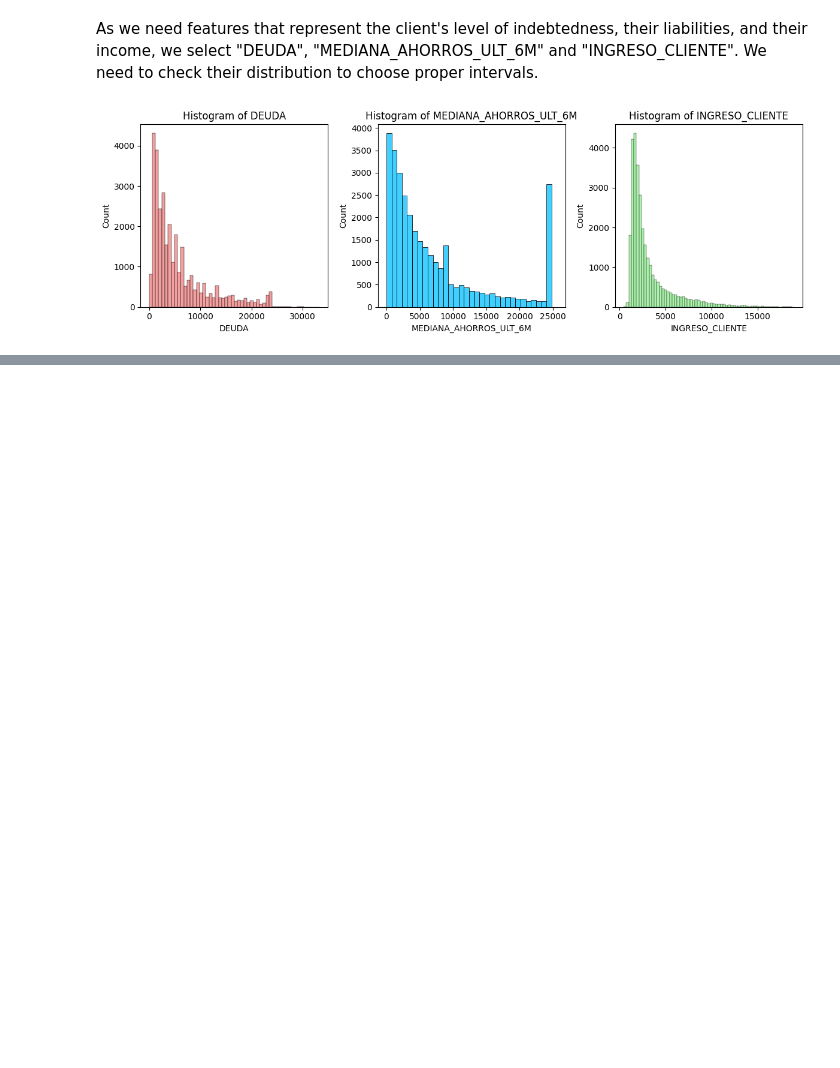
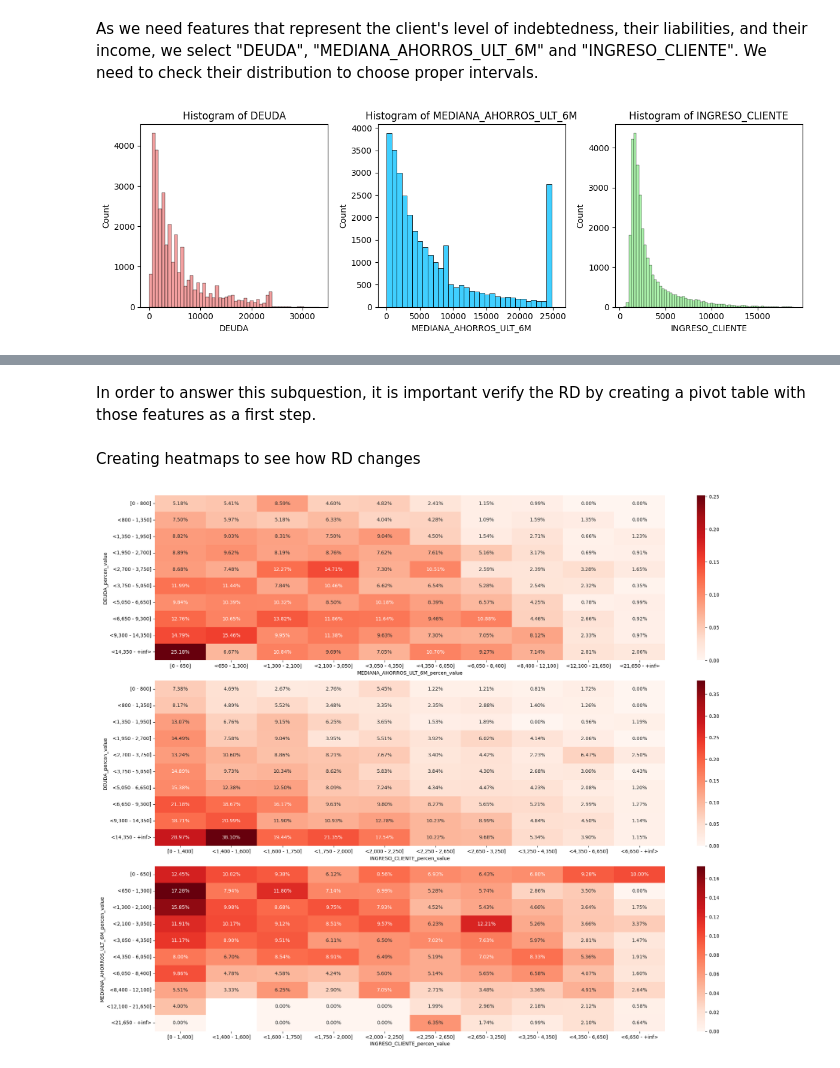
Before and after one commit to Brunoware/Credit-Risk-Segmentation, a Jupyter notebook: eda_project.ipynb, the cells around one changed output, grey strips where cells are left out. Saved outputs shown, nothing was run; the diff lists cells and outputs as text; code cells hidden in the pictures; blank space fills up the shorter version.

```diff
--- a/eda_project.ipynb
+++ b/eda_project.ipynb
@@ -241,0 +181,2 @@ conditions[0](num_data)
+# %% [markdown]
+In order to answer this subquestion, it is important verify the RD by creating a pivot table with those features as a first step.
@@ -241,0 +210,44 @@ conditions[0](num_data)
+# %% [markdown]
+Creating heatmaps to see how RD changes
+# %%
+# creating combinations
+combinations = [(selected_numeric_features[0], selected_numeric_features[1]),
+                (selected_numeric_features[0], selected_numeric_features[2]),
+                (selected_numeric_features[1], selected_numeric_features[2])]
+
+# creating fig
+fig, axis = plt.subplots(3, 1, figsize = (20, 16))
+
+# iterating along combinations
+for n_iter, (index, column) in enumerate(combinations):
+    # creating index and columns
+    index_value = f'{index}_percen_value'
+    index_label = f'{index}_percen_label'
+    column_value = f'{column}_percen_value'
+    column_label = f'{column}_percen_label'
+
+    # generating pivot table
+    pivot = pivot_table_with_labels(data = num_data,
+                                    index_value = index_value,
+                                    column_value = column_value,
+                                    index_label = index_label,
+                                    column_label = column_label,
+                                    values = 'FLG_DEFAULT_12M',
+                                    aggfunc = 'mean')
+
+    # creating axis
+    ax = axis[n_iter]
+
+    # generating plot
+    sns.heatmap(data = pivot,
+                fmt = '.2%',
+                annot = True,
+                cmap = 'Reds',
+                ax = ax)
+    # Rotating x-axis labels horizontally
+    ax.set_xticklabels(ax.get_xticklabels(), rotation = 0)
+
+plt.tight_layout()
+plt.show()
+# %% [output]
+[figure, added]
```
Also changed, not shown: parts of 14 cells of this notebook.
